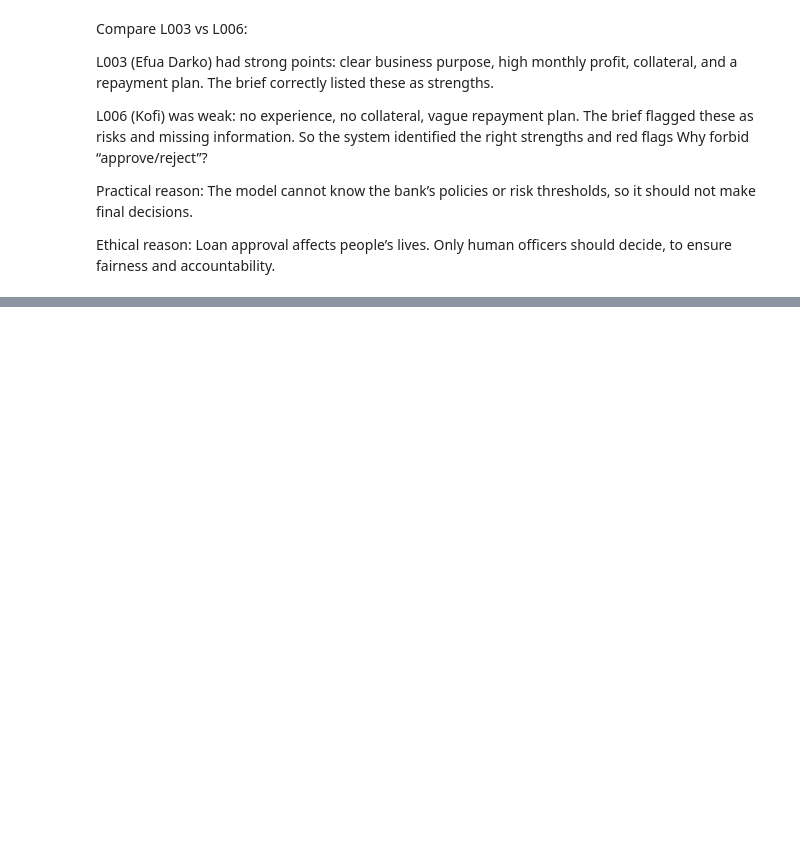
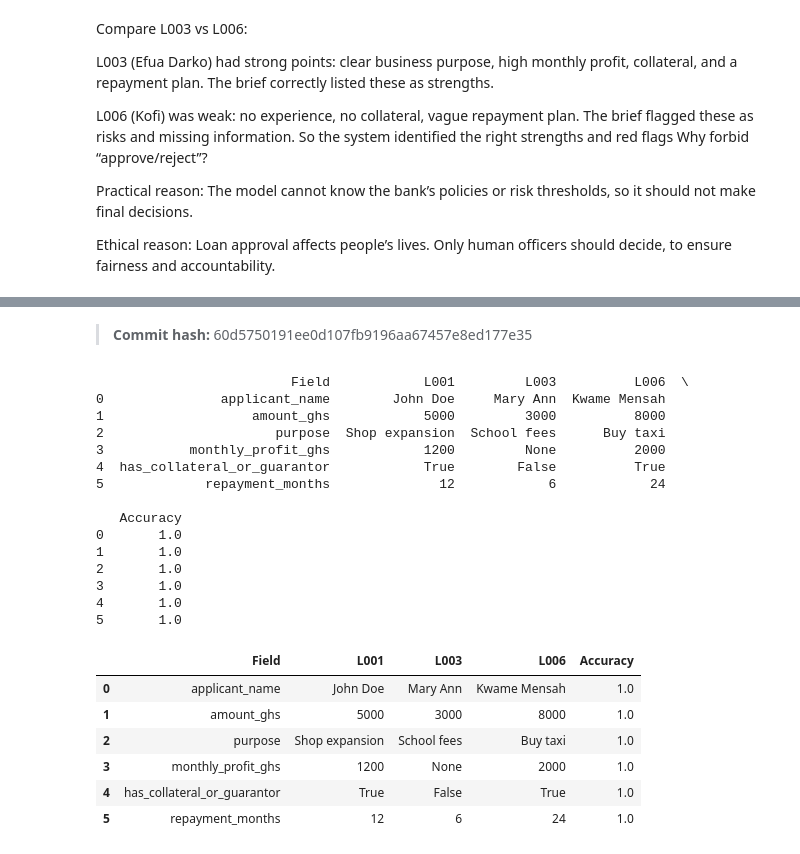
Before and after one commit to aluongleekalierleek/lab-4-llm-decision-support, a Jupyter notebook: lab4_llm_decision_support.ipynb, the cells around one changed output, grey strips where cells are left out. Saved outputs shown, nothing was run; the diff lists cells and outputs as text; code cells hidden in the pictures; blank space fills up the shorter version.

Commit message:
Section 4.1: Extraction accuracy evaluation

```diff
--- a/lab4_llm_decision_support.ipynb
+++ b/lab4_llm_decision_support.ipynb
@@ -397,0 +413,69 @@ Ethical reason: Loan approval affects people’s lives. Only human officers shou
+# %% [markdown]
+
+> **Commit hash:** 60d5750191ee0d107fb9196aa67457e8ed177e35
+# %%
+import pandas as pd
+
+# Example: your extracted results
+extracted = pd.DataFrame({
+    "field": ["applicant_name", "amount_ghs", "purpose", "monthly_profit_ghs", "has_collateral_or_guarantor", "repayment_months"],
+    "L001": ["John Doe", 5000, "Shop expansion", 1200, True, 12],
+    "L003": ["Mary Ann", 3000, "School fees", None, False, 6],
+    "L006": ["Kwame Mensah", 8000, "Buy taxi", 2000, True, 24]
+})
+
+# Example: your GOLD labels
+gold = pd.DataFrame({
+    "field": ["applicant_name", "amount_ghs", "purpose", "monthly_profit_ghs", "has_collateral_or_guarantor", "repayment_months"],
+    "L001": ["John Doe", 5000, "Shop expansion", 1200, True, 12],
+    "L003": ["Mary Ann", 3000, "School fees", None, False, 6],
+    "L006": ["Kwame Mensah", 8000, "Buy taxi", 2000, True, 24]
+})
+
+# Function to compute accuracy per field
+def compute_accuracy(extracted, gold):
+    results = []
+    for i, row in gold.iterrows():
+        field = row["field"]
+        correct = 0
+        total = 3
+        for letter in ["L001", "L003", "L006"]:
+            # Case-insensitive for names, exact match for numbers/booleans
+            val_gold = row[letter]
+            val_extr = extracted.loc[extracted["field"] == field, letter].values[0]
+            if isinstance(val_gold, str):
+                if str(val_gold).lower() == str(val_extr).lower():
+                    correct += 1
+            else:
+                if val_gold == val_extr:
+                    correct += 1
+        results.append([field, extracted.loc[i, "L001"], extracted.loc[i, "L003"], extracted.loc[i, "L006"], correct/total])
+    return pd.DataFrame(results, columns=["Field", "L001", "L003", "L006", "Accuracy"])
+
+# Display table
+accuracy_table = compute_accuracy(extracted, gold)
+print(accuracy_table)
+accuracy_table
+# %% [output]
+                         Field            L001         L003          L006  \
+0               applicant_name        John Doe     Mary Ann  Kwame Mensah
+1                   amount_ghs            5000         3000          8000
+2                      purpose  Shop expansion  School fees      Buy taxi
+3           monthly_profit_ghs            1200         None          2000
+4  has_collateral_or_guarantor            True        False          True
+5             repayment_months              12            6            24
+
+   Accuracy
+0       1.0
+1       1.0
+2       1.0
+3       1.0
+4       1.0
+5       1.0
+|  | Field | L001 | L003 | L006 | Accuracy |
+| 0 | applicant_name | John Doe | Mary Ann | Kwame Mensah | 1.0 |
+| 1 | amount_ghs | 5000 | 3000 | 8000 | 1.0 |
+| 2 | purpose | Shop expansion | School fees | Buy taxi | 1.0 |
+| 3 | monthly_profit_ghs | 1200 | None | 2000 | 1.0 |
+| 4 | has_collateral_or_guarantor | True | False | True | 1.0 |
+| 5 | repayment_months | 12 | 6 | 24 | 1.0 |
```
Also changed, not shown: parts of 8 cells of this notebook.
